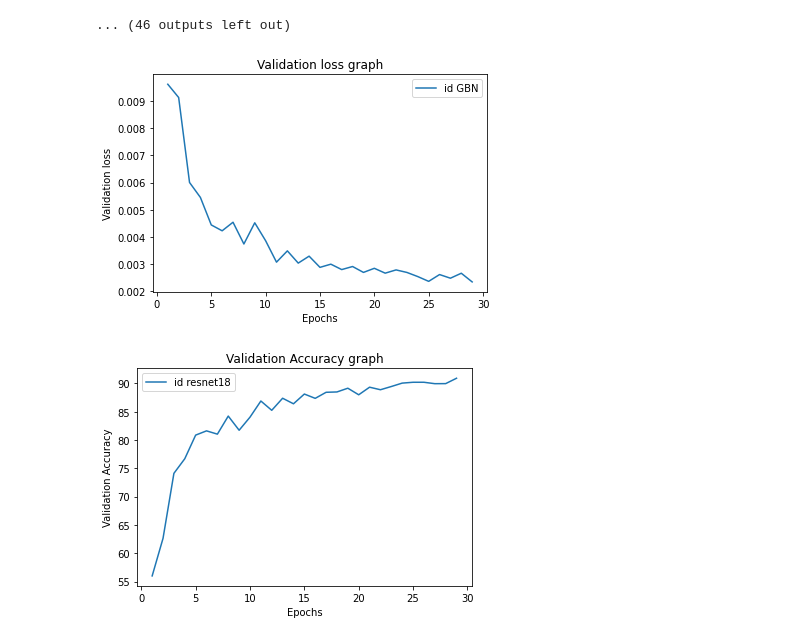
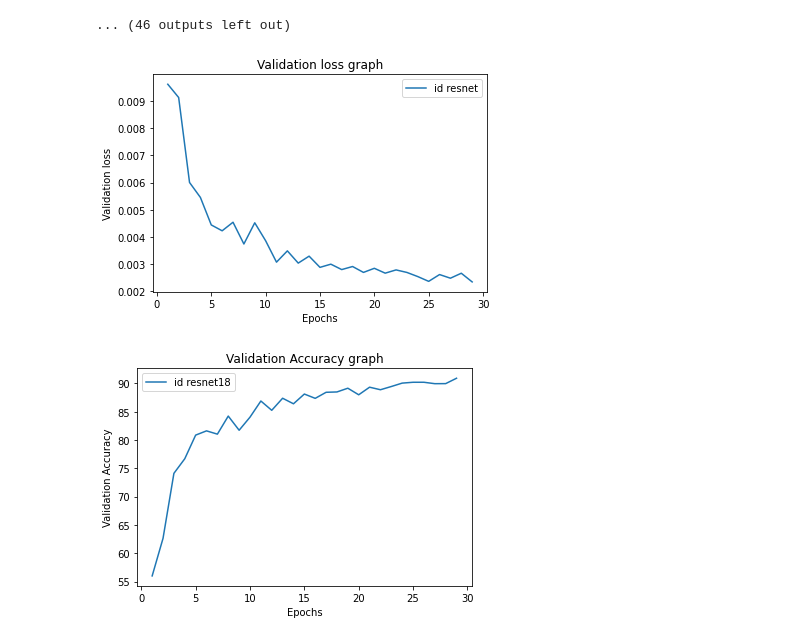
Before and after one commit to theschoolof-ai/JEDI, a Jupyter notebook: S8/S8.ipynb, the cells around one changed output. Saved outputs shown, nothing was run; the diff lists cells and outputs as text; code cells hidden in the pictures.

```diff
--- a/S8/S8.ipynb
+++ b/S8/S8.ipynb
@@ -111,23 +111,23 @@ torch.save(model_.state_dict(),'/content/JEDI/tsai.jedi/model_objects/s8_resnet.
 # %%
 import matplotlib.pyplot as plt
 
 x = [i for i in range(1,30)]
 y = loss_test
-Modelgraph = ['GBN']
+Modelgraph = ['resnet']
 
 plt.title("Validation loss graph")
 plt.xlabel("Epochs")
 plt.ylabel("Validation loss")
 #plt.figure(figsize=(10,10))
 
 for i in range(len(y)):
     plt.plot(x,y[i],label = 'id %s'%Modelgraph[i])
 
 plt.legend()
 #plt.show()
 plt.savefig('Validation loss graph')
 # %% [output]
-[figure, old version]
+[figure, new version]
 # %%
 import matplotlib.pyplot as plt
 
```
